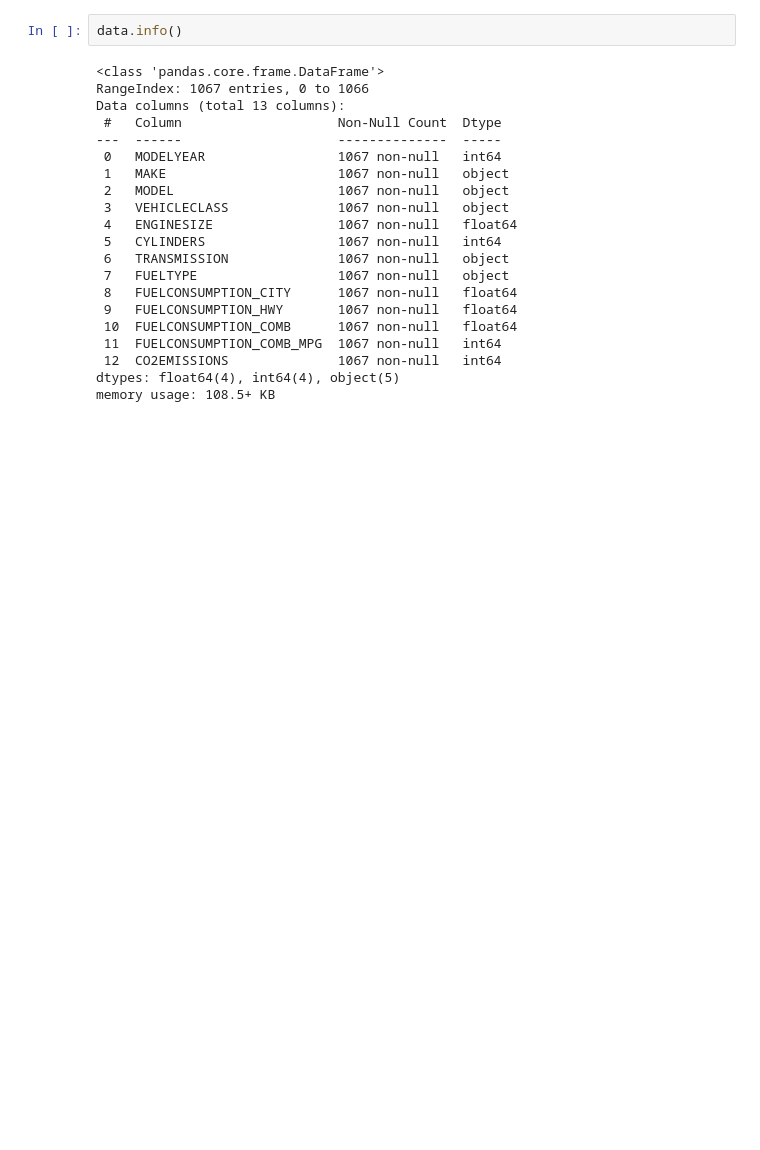
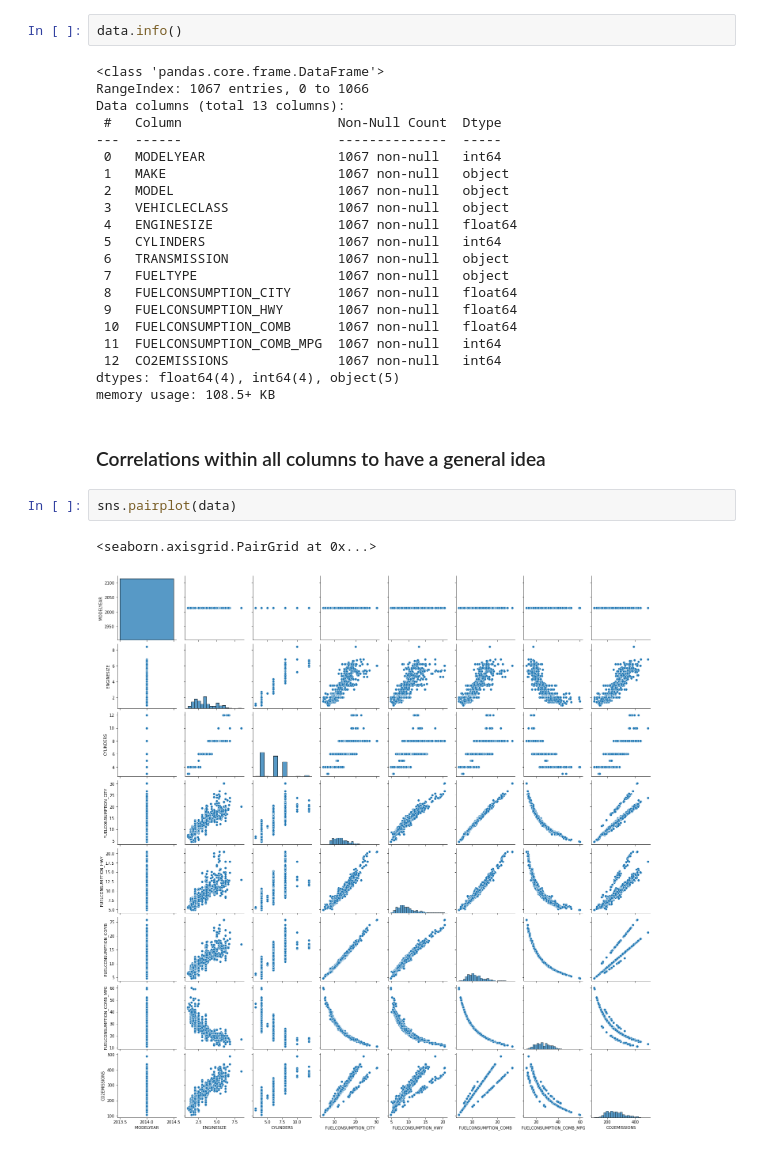
Before and after one commit to ediziks/EPITA-DSA-Notes, a Jupyter notebook: FoundationsOfStatisticalAnalysisAndMachineLearning[FSAML]/class3/Assgnmnt 3/ML_course03_practice.ipynb, the cells around one changed output. Cells and saved outputs as stored; diff of their text form; blank space fills up the shorter version.

```diff
--- a/FoundationsOfStatisticalAnalysisAndMachineLearning[FSAML]/class3/Assgnmnt 3/ML_course03_practice.ipynb
+++ b/FoundationsOfStatisticalAnalysisAndMachineLearning[FSAML]/class3/Assgnmnt 3/ML_course03_practice.ipynb
@@ -70,4 +75,11 @@ Data columns (total 13 columns):
  12  CO2EMISSIONS              1067 non-null   int64
 dtypes: float64(4), int64(4), object(5)
 memory usage: 108.5+ KB
+# %% [markdown]
+### Correlations within all columns to have a general idea
+# %%
+sns.pairplot(data)
+# %% [output]
+<seaborn.axisgrid.PairGrid at 0x...>
+[figure, added]
 # %% [markdown]
```
Also changed, not shown: parts of 29 cells of this notebook.
